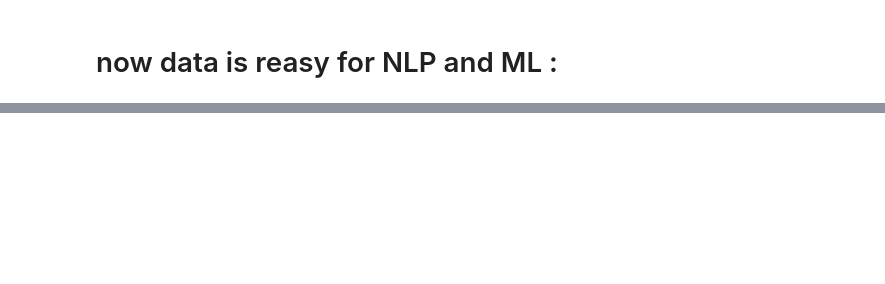
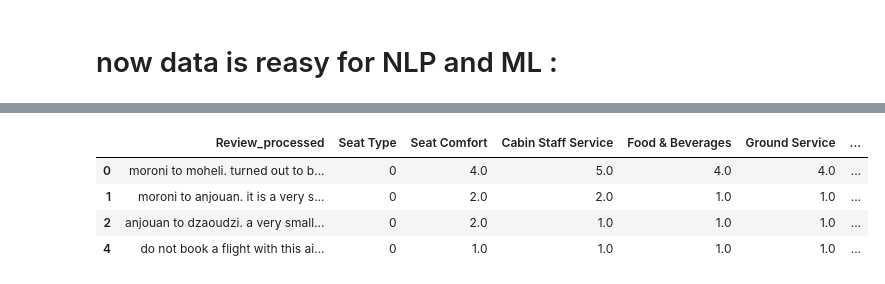
Before and after one commit to yuvarajrajdata/Airlines_review_sentiment_analysis_prediction, a Jupyter notebook: Airlines_review_sentiment_analysis_prediction.ipynb, the cells around one changed output, grey strips where cells are left out. Cells and saved outputs as stored; diff of their text form; code cells hidden in the pictures; blank space fills up the shorter version.

```diff
--- a/Airlines_review_sentiment_analysis_prediction.ipynb
+++ b/Airlines_review_sentiment_analysis_prediction.ipynb
@@ -481,0 +511,8 @@ data.head(5)
+# %%
+data.head(4)
+# %% [output]
+|  | Review_processed | Seat Type | Seat Comfort | Cabin Staff Service | Food & Beverages | Ground Service | ... |
+| 0 | moroni to moheli. turned out to b... | 0 | 4.0 | 5.0 | 4.0 | 4.0 | ... |
+| 1 | moroni to anjouan. it is a very s... | 0 | 2.0 | 2.0 | 1.0 | 1.0 | ... |
+| 2 | anjouan to dzaoudzi. a very small... | 0 | 2.0 | 1.0 | 1.0 | 1.0 | ... |
+| 4 | do not book a flight with this ai... | 0 | 1.0 | 1.0 | 1.0 | 1.0 | ... |
```
Also changed, not shown: parts of 6 cells of this notebook.
